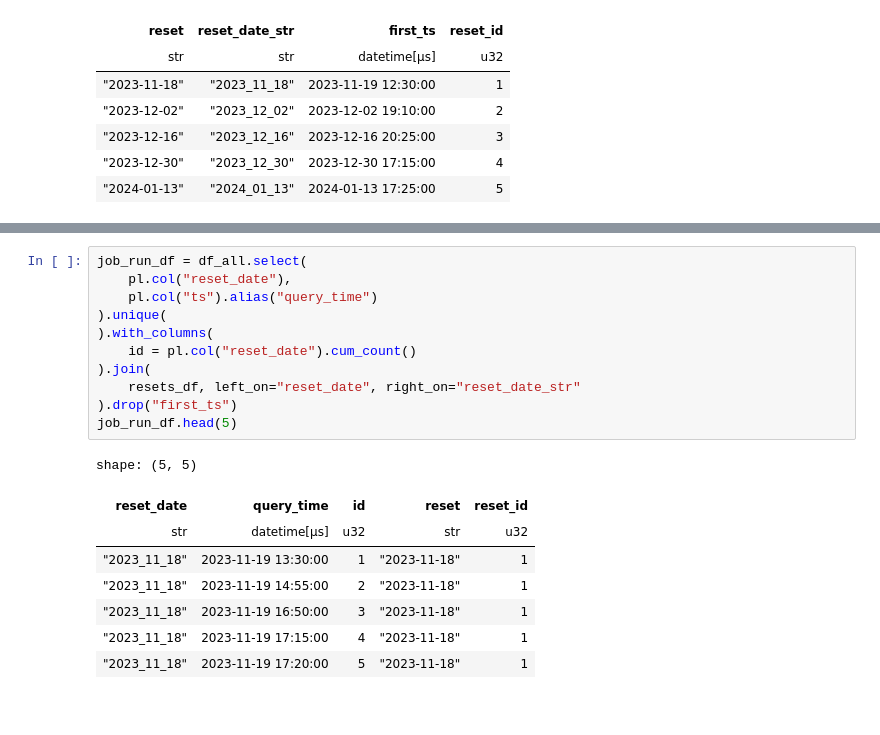
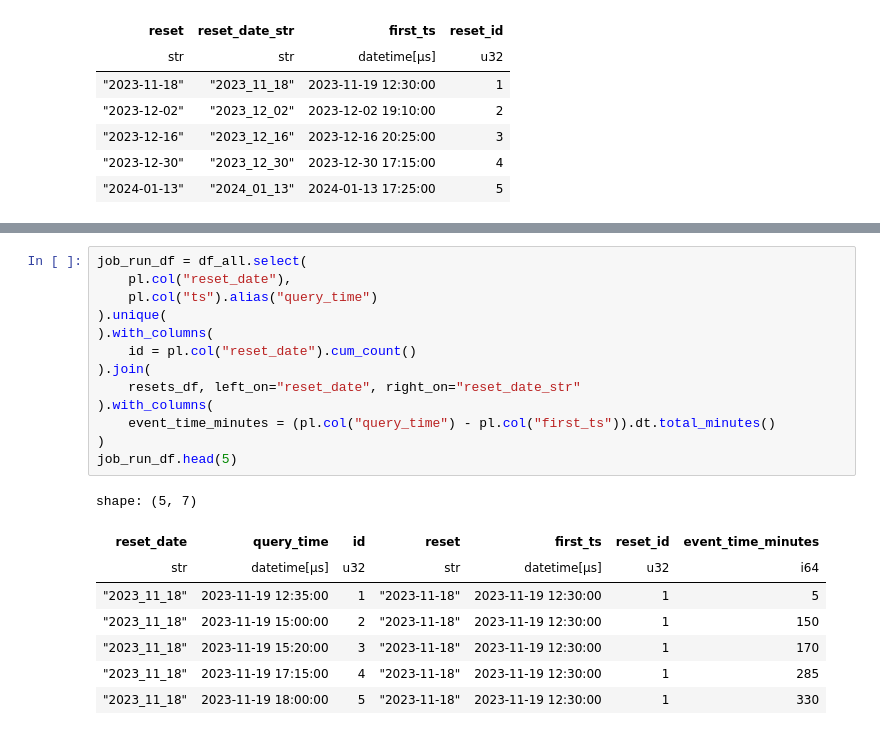
Before and after one commit to FloWi/rust-flwi-spacetraders-leaderboard, a Jupyter notebook: notebooks/polars_normalize_leaderboard.ipynb, the cells around one changed output, grey strips where cells are left out. Drawn from its saved outputs; the diff is of its cells as text.

```diff
--- a/notebooks/polars_normalize_leaderboard.ipynb
+++ b/notebooks/polars_normalize_leaderboard.ipynb
@@ -196,23 +198,25 @@ shape: (5, 7)
 # %%
 job_run_df = df_all.select(
     pl.col("reset_date"),
     pl.col("ts").alias("query_time")
 ).unique(
 ).with_columns(
     id = pl.col("reset_date").cum_count()
 ).join(
     resets_df, left_on="reset_date", right_on="reset_date_str"
-).drop("first_ts")
+).with_columns(
+    event_time_minutes = (pl.col("query_time") - pl.col("first_ts")).dt.total_minutes()
+)
 job_run_df.head(5)
 # %% [output]
-shape: (5, 5)
+shape: (5, 7)
-| reset_date | query_time | id | reset | reset_id |
-| str | datetime[μs] | u32 | str | u32 |
-| "2023_11_18" | 2023-11-19 13:30:00 | 1 | "2023-11-18" | 1 |
-| "2023_11_18" | 2023-11-19 14:55:00 | 2 | "2023-11-18" | 1 |
-| "2023_11_18" | 2023-11-19 16:50:00 | 3 | "2023-11-18" | 1 |
-| "2023_11_18" | 2023-11-19 17:15:00 | 4 | "2023-11-18" | 1 |
-| "2023_11_18" | 2023-11-19 17:20:00 | 5 | "2023-11-18" | 1 |
+| reset_date | query_time | id | reset | first_ts | reset_id | event_time_minutes |
+| str | datetime[μs] | u32 | str | datetime[μs] | u32 | i64 |
+| "2023_11_18" | 2023-11-19 12:35:00 | 1 | "2023-11-18" | 2023-11-19 12:30:00 | 1 | 5 |
+| "2023_11_18" | 2023-11-19 15:00:00 | 2 | "2023-11-18" | 2023-11-19 12:30:00 | 1 | 150 |
+| "2023_11_18" | 2023-11-19 15:20:00 | 3 | "2023-11-18" | 2023-11-19 12:30:00 | 1 | 170 |
+| "2023_11_18" | 2023-11-19 17:15:00 | 4 | "2023-11-18" | 2023-11-19 12:30:00 | 1 | 285 |
+| "2023_11_18" | 2023-11-19 18:00:00 | 5 | "2023-11-18" | 2023-11-19 12:30:00 | 1 | 330 |
 # %%
 agent_log_df = df_all.select(
     "ts", "reset_date", "agent_symbol", "credits", "ship_count", "construction_json"
```
Also changed, not shown: parts of 20 cells of this notebook.
